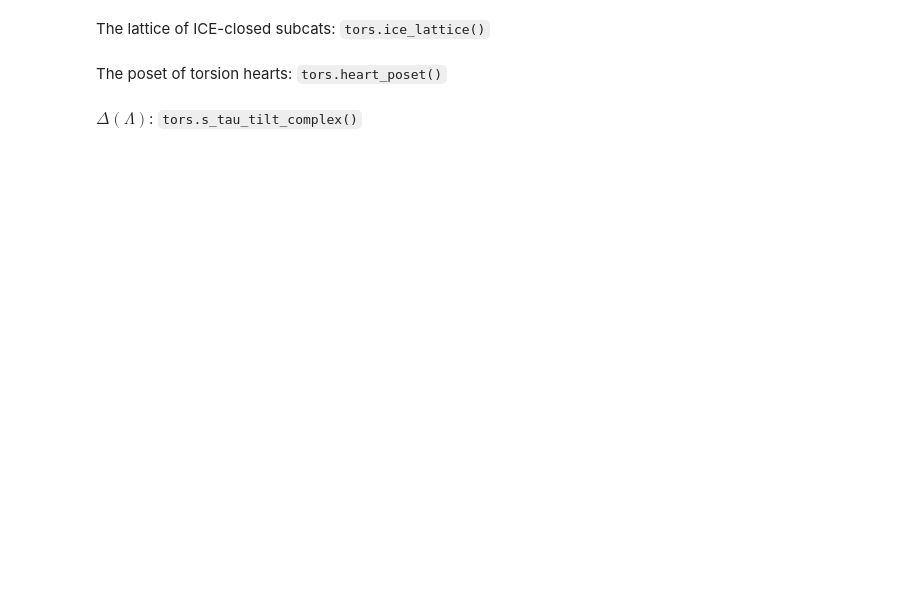
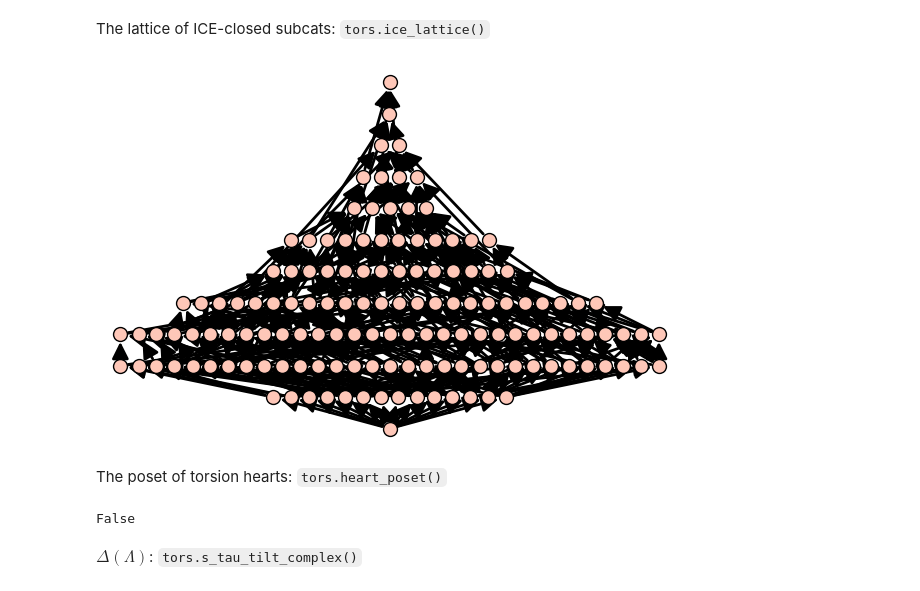
Before and after one commit to haruhisa-enomoto/haruhisa-enomoto.github.io, a Jupyter notebook: files/OCAMI_Demo.ipynb, the cells around one changed output. Drawn from its saved outputs; the diff is of its cells as text; code cells hidden in the pictures; blank space fills up the shorter version.

```diff
--- a/files/OCAMI_Demo.ipynb
+++ b/files/OCAMI_Demo.ipynb
@@ -30,4 +48,8 @@ The lattice of wide subcats: `tors.wide_lattice()`
 # %% [markdown]
 The lattice of ICE-closed subcats: `tors.ice_lattice()`
+# %%
+myshow( tors.ice_lattice(), label = False)
+# %% [output]
+[figure, added]
 # %% [markdown]
 The poset of torsion hearts: `tors.heart_poset()`
@@ -34,2 +58,6 @@ The poset of torsion hearts: `tors.heart_poset()`
+# %%
+heart.is_lattice()
+# %% [output]
+False
 # %% [markdown]
 $\Delta(\Lambda)$: `tors.s_tau_tilt_complex()`
```
Also changed, not shown: parts of 33 cells of this notebook.
